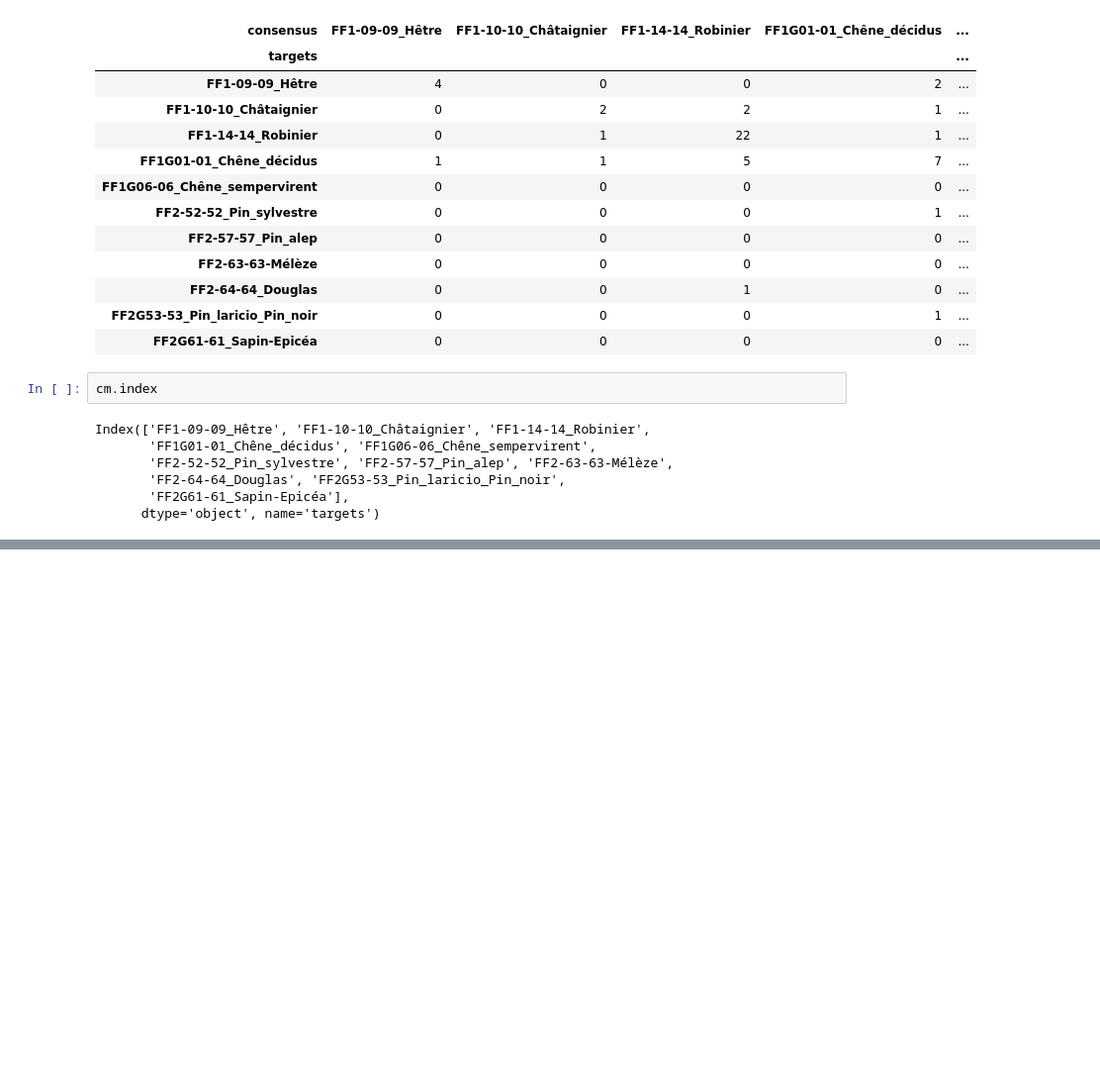
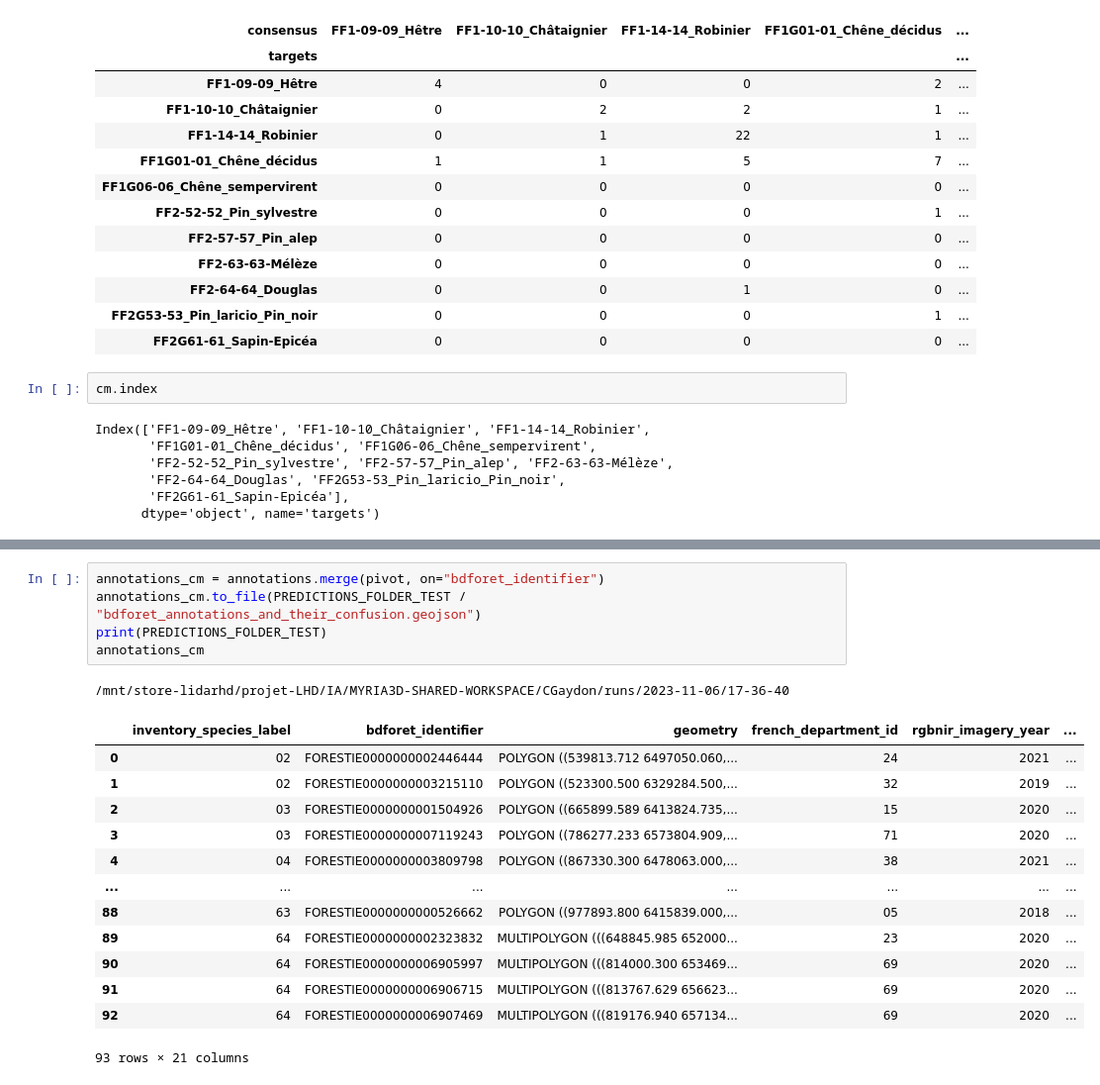
Before and after one commit to IGNF/myria3d, a Jupyter notebook: PureForestID-prediction-by-polygon.ipynb, the cells around one changed output, grey strips where cells are left out. Shown at 99% size. Cells and saved outputs as stored; diff of their text form; blank space fills up the shorter version.

```diff
--- a/PureForestID-prediction-by-polygon.ipynb
+++ b/PureForestID-prediction-by-polygon.ipynb
@@ -211,0 +279,20 @@ plt.savefig(PREDICTIONS_FOLDER_TEST / "CM-by-polygon-val-and-test.png")
+# %%
+annotations_cm = annotations.merge(pivot, on="bdforet_identifier")
+annotations_cm.to_file(PREDICTIONS_FOLDER_TEST / "bdforet_annotations_and_their_confusion.geojson")
+print(PREDICTIONS_FOLDER_TEST)
+annotations_cm
+# %% [output]
+/mnt/store-lidarhd/projet-LHD/IA/MYRIA3D-SHARED-WORKSPACE/CGaydon/runs/2023-11-06/17-36-40
+|  | inventory_species_label | bdforet_identifier | geometry | french_department_id | rgbnir_imagery_year | ... |
+| 0 | 02 | FORESTIE0000000002446444 | POLYGON ((539813.712 6497050.060,... | 24 | 2021 | ... |
+| 1 | 02 | FORESTIE0000000003215110 | POLYGON ((523300.500 6329284.500,... | 32 | 2019 | ... |
+| 2 | 03 | FORESTIE0000000001504926 | POLYGON ((665899.589 6413824.735,... | 15 | 2020 | ... |
+| 3 | 03 | FORESTIE0000000007119243 | POLYGON ((786277.233 6573804.909,... | 71 | 2020 | ... |
+| 4 | 04 | FORESTIE0000000003809798 | POLYGON ((867330.300 6478063.000,... | 38 | 2021 | ... |
+| ... | ... | ... | ... | ... | ... | ... |
+| 88 | 63 | FORESTIE0000000000526662 | POLYGON ((977893.800 6415839.000,... | 05 | 2018 | ... |
+| 89 | 64 | FORESTIE0000000002323832 | MULTIPOLYGON (((648845.985 652000... | 23 | 2020 | ... |
+| 90 | 64 | FORESTIE0000000006905997 | MULTIPOLYGON (((814000.300 653469... | 69 | 2020 | ... |
+| 91 | 64 | FORESTIE0000000006906715 | MULTIPOLYGON (((813767.629 656623... | 69 | 2020 | ... |
+| 92 | 64 | FORESTIE0000000006907469 | MULTIPOLYGON (((819176.940 657134... | 69 | 2020 | ... |
+93 rows × 21 columns
```
Also changed, not shown: parts of 7 cells of this notebook.
